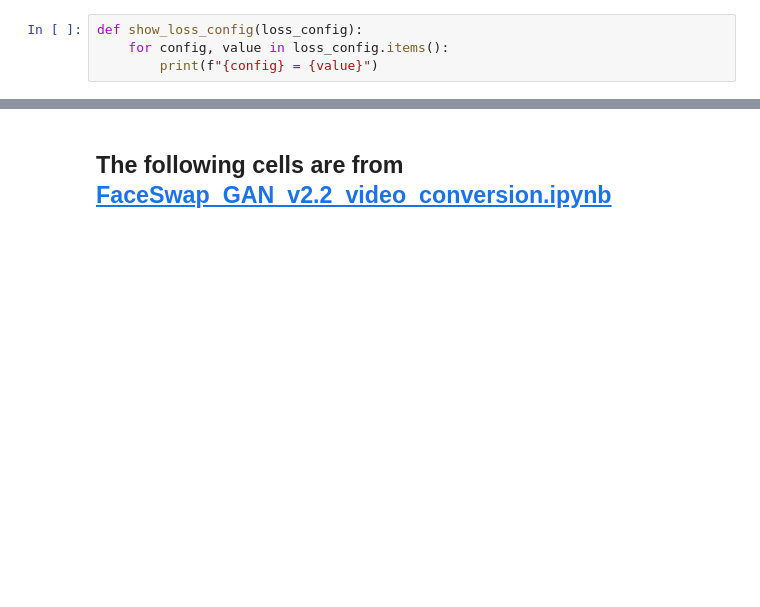
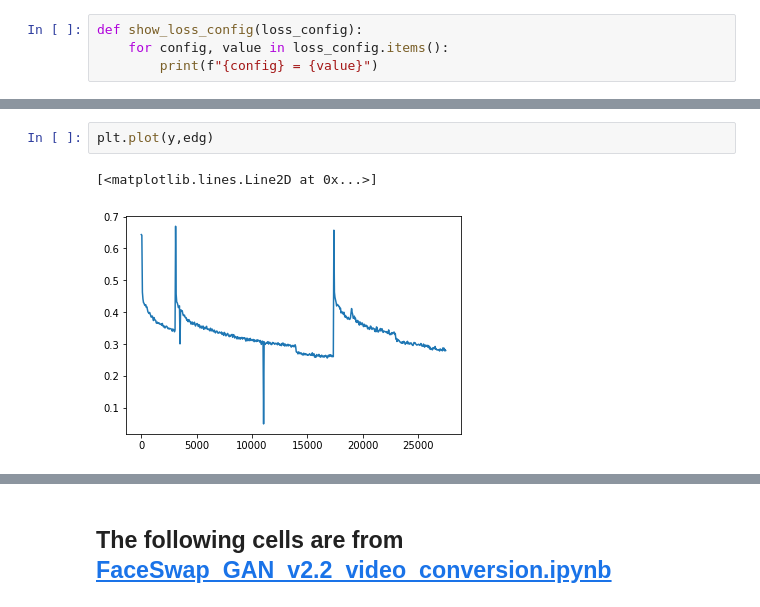
Before and after one commit to shaoanlu/faceswap-GAN, a Jupyter notebook: colab_demo/faceswap-GAN_colab_demo.ipynb, the cells around one changed output, grey strips where cells are left out. Saved outputs shown, nothing was run; the diff lists cells and outputs as text; blank space fills up the shorter version.

```diff
--- a/colab_demo/faceswap-GAN_colab_demo.ipynb
+++ b/colab_demo/faceswap-GAN_colab_demo.ipynb
@@ -448,0 +794,5 @@ while gen_iterations <= TOTAL_ITERS:
+# %%
+plt.plot(y,edg)
+# %% [output]
+[<matplotlib.lines.Line2D at 0x...>]
+[figure, added]
```
Also changed, not shown: parts of 70 cells of this notebook.
